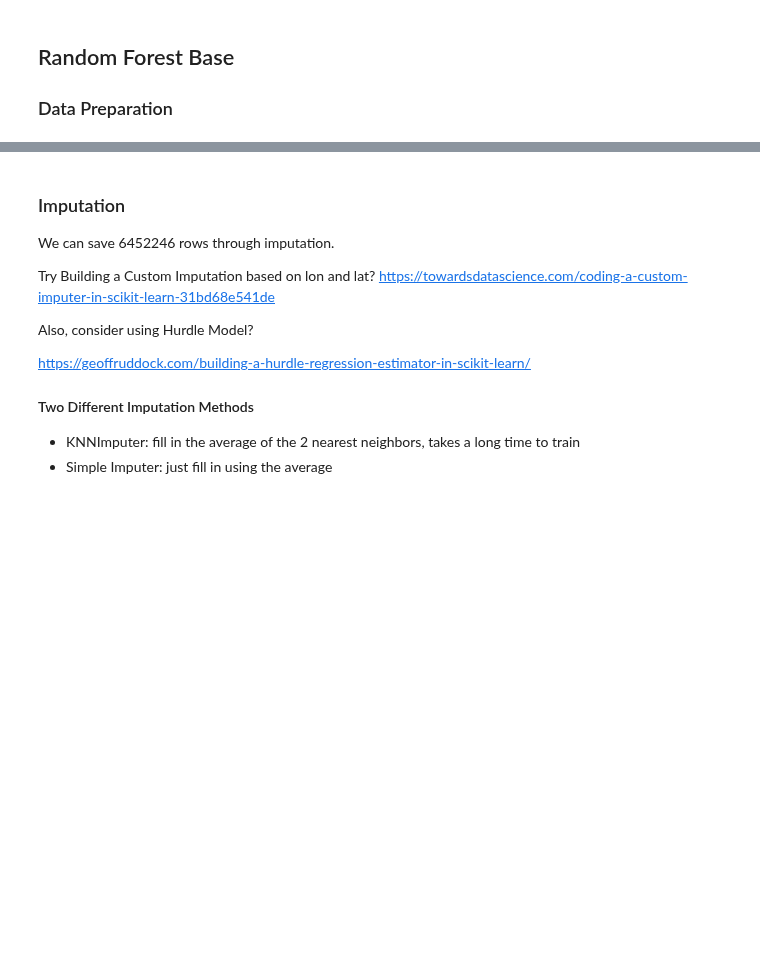
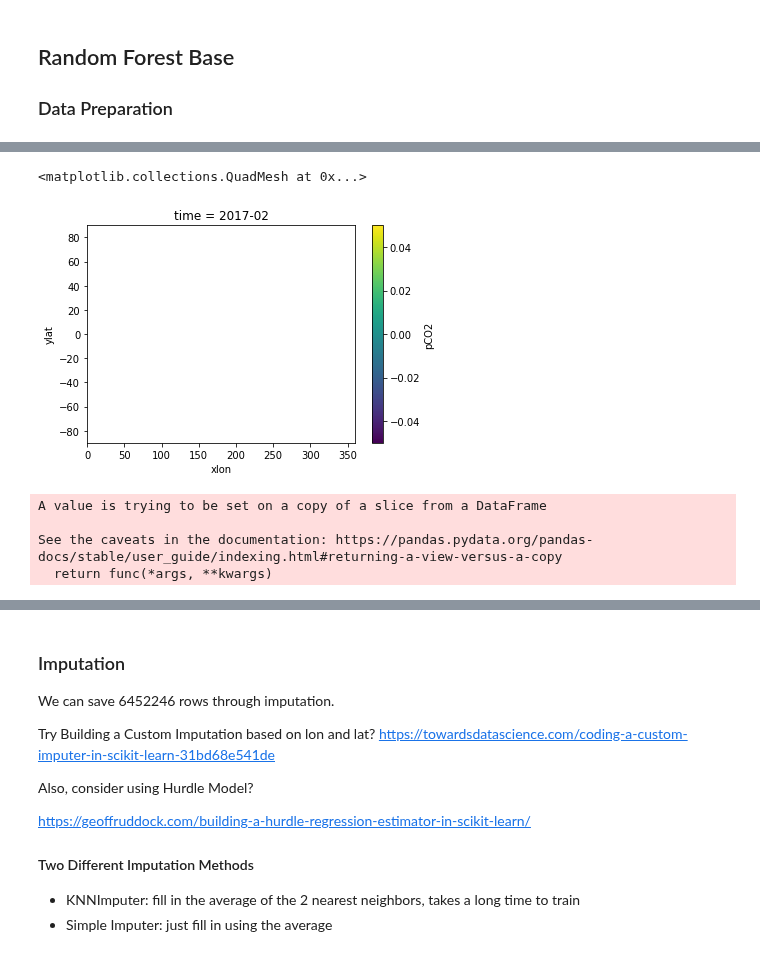
Before and after one commit to sk981102/ocean_co2, a Jupyter notebook: notebooks/baseline_ml/001_rf_base.ipynb, the cells around one changed output, grey strips where cells are left out. Drawn from its saved outputs; the diff is of its cells as text; code cells hidden in the pictures; blank space fills up the shorter version.

```diff
--- a/notebooks/baseline_ml/001_rf_base.ipynb
+++ b/notebooks/baseline_ml/001_rf_base.ipynb
@@ -51,0 +72,5 @@ tmp_data["pCO2"]=pco2_data["pCO2"]
+# %%
+check.pCO2[421].plot()
+# %% [output]
+<matplotlib.collections.QuadMesh at 0x...>
+[figure, added]
@@ -51,0 +87,12 @@ tmp_data["pCO2"]=pco2_data["pCO2"]
+# %%
+# drop rows where pco2 or pco2_socat == NA or 0
+combined_socat.dropna(subset = ["pCO2_socat"],inplace=True)
+combined_socat= combined_socat[combined_socat['pCO2_socat']!=0]
+
+combined.dropna(subset = ["pCO2"],inplace=True)
+combined= combined[combined['pCO2']!=0]
+# %% [output]
+A value is trying to be set on a copy of a slice from a DataFrame
+
+See the caveats in the documentation: https://pandas.pydata.org/pandas-docs/stable/user_guide/indexing.html#returning-a-view-versus-a-copy
+  return func(*args, **kwargs)
```
Also changed, not shown: parts of 50 cells of this notebook, 11 other files.
